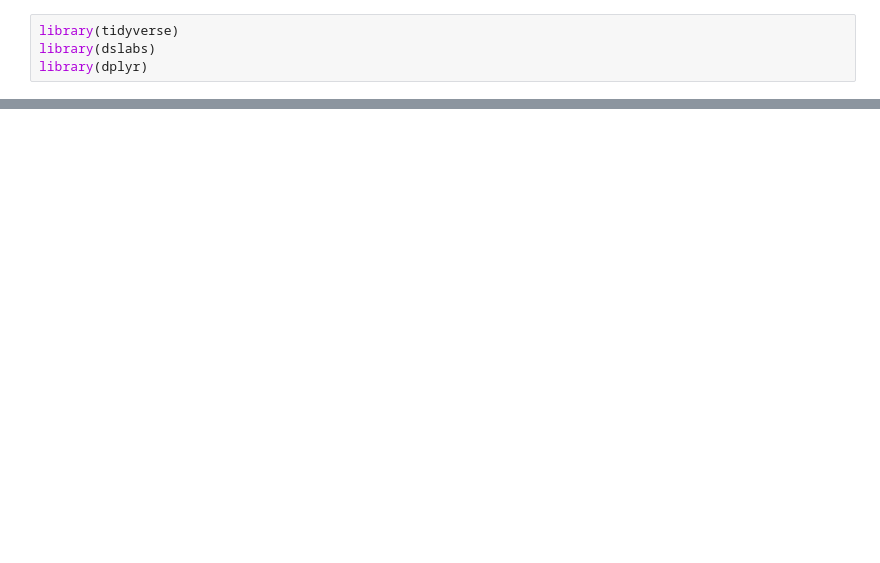
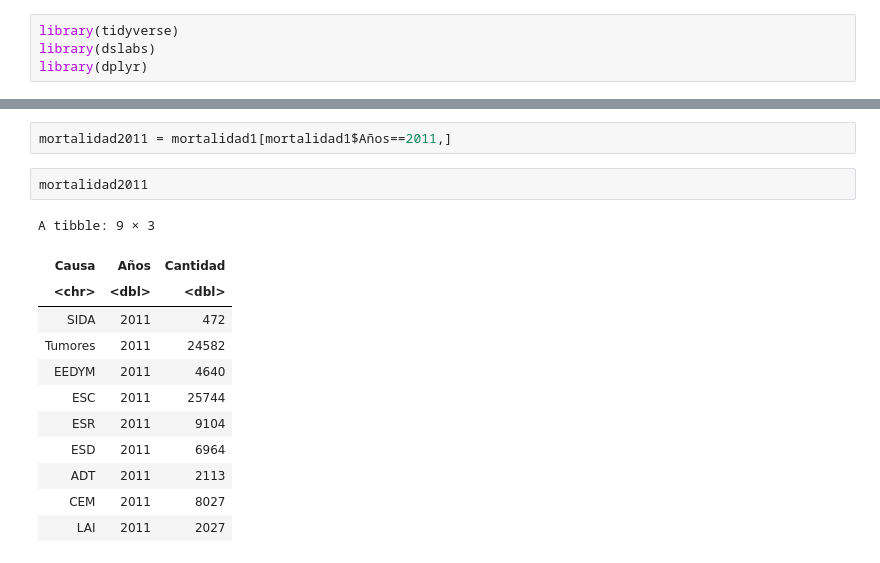
Before and after one commit to rafatorrealba/learningR, a Jupyter notebook: enfermedades.ipynb, the cells around one changed output, grey strips where cells are left out. Saved outputs shown, nothing was run; the diff lists cells and outputs as text; blank space fills up the shorter version.

```diff
--- a/enfermedades.ipynb
+++ b/enfermedades.ipynb
@@ -50,0 +68,17 @@ Traceback:
+# %%
+mortalidad2011 = mortalidad1[mortalidad1$Años==2011,]
+# %%
+mortalidad2011
+# %% [output]
+A tibble: 9 × 3
+| Causa | Años | Cantidad |
+| <chr> | <dbl> | <dbl> |
+| SIDA | 2011 | 472 |
+| Tumores | 2011 | 24582 |
+| EEDYM | 2011 | 4640 |
+| ESC | 2011 | 25744 |
+| ESR | 2011 | 9104 |
+| ESD | 2011 | 6964 |
+| ADT | 2011 | 2113 |
+| CEM | 2011 | 8027 |
+| LAI | 2011 | 2027 |
```
Also changed, not shown: parts of 6 cells of this notebook, 2 other files.
